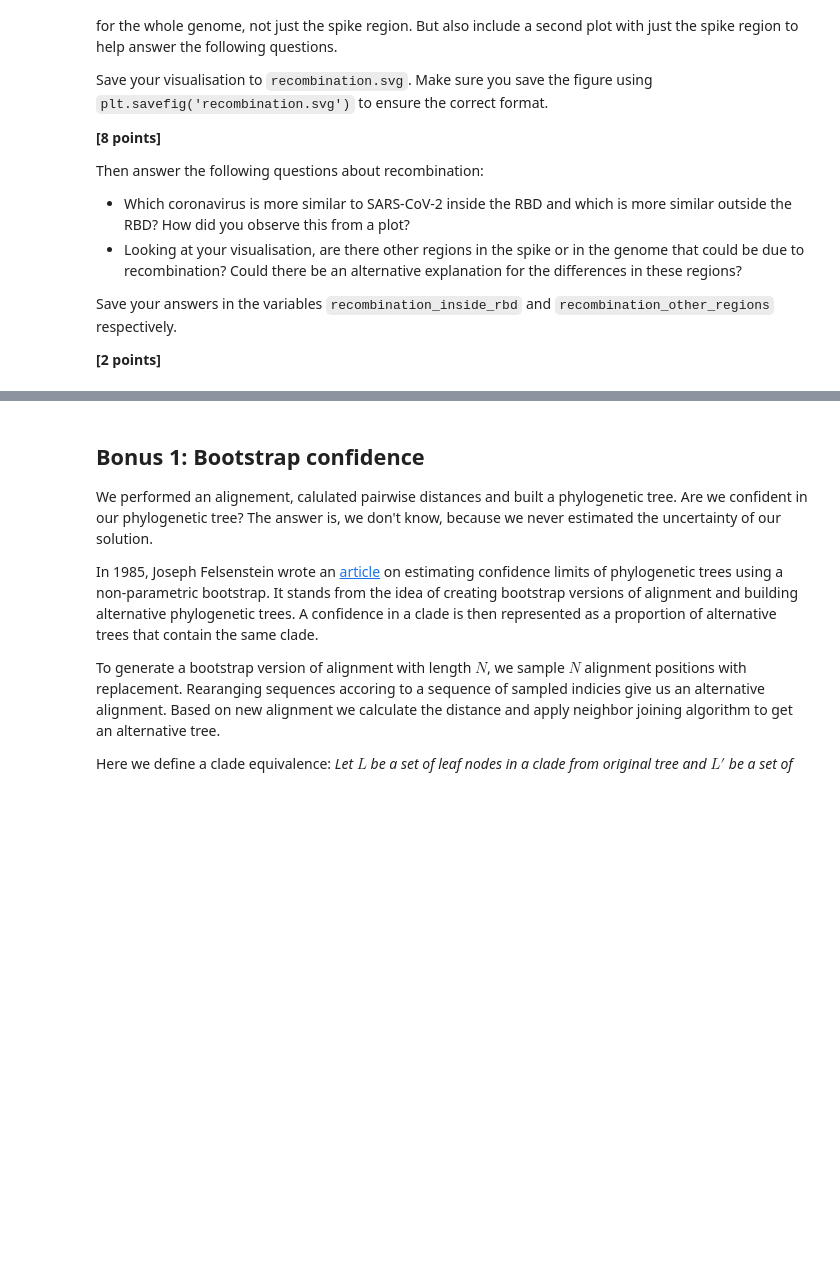
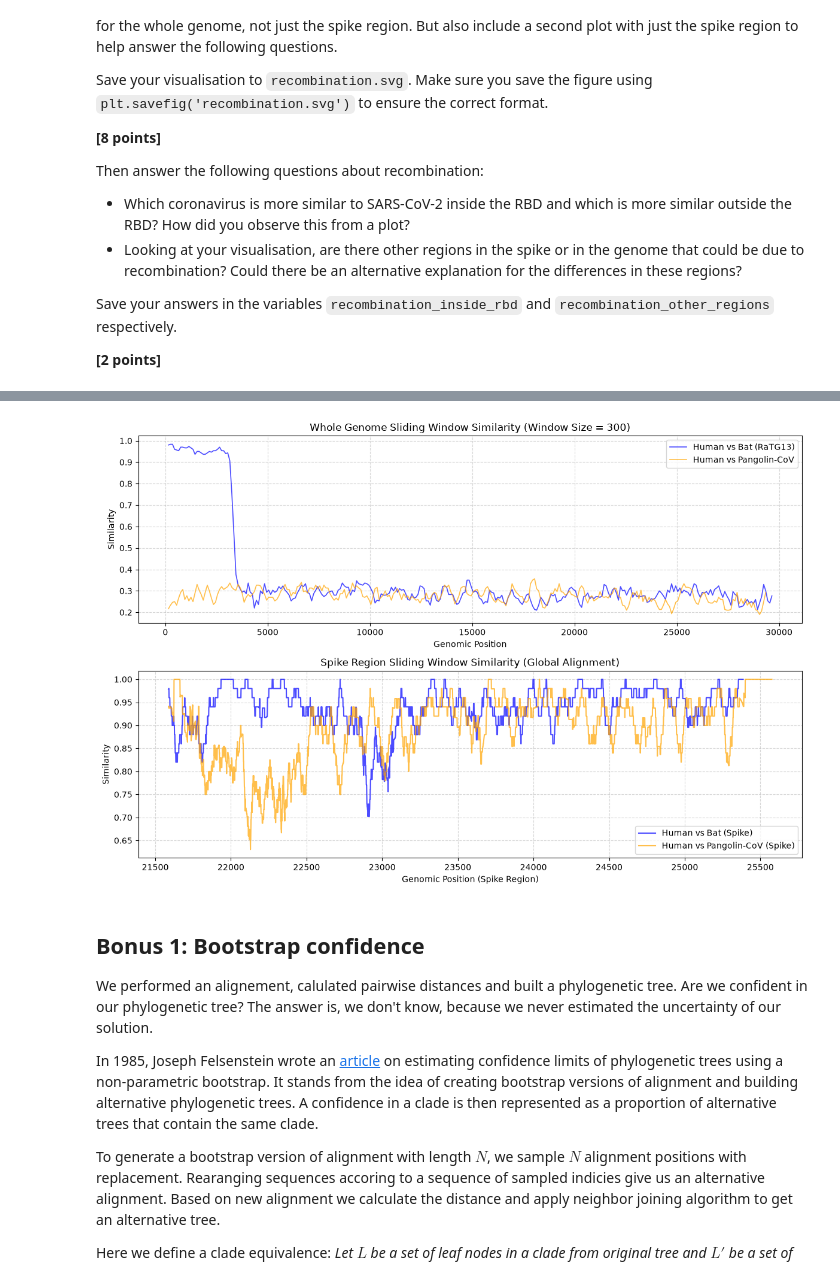
Before and after one commit to Anilaj-Dhulipalla/assign_phylo, a Jupyter notebook: phylo_workbook.ipynb, the cells around one changed output, grey strips where cells are left out. Cells and saved outputs as stored; diff of their text form; code cells hidden in the pictures; blank space fills up the shorter version.

```diff
--- a/phylo_workbook.ipynb
+++ b/phylo_workbook.ipynb
@@ -268,0 +330,91 @@ Which coronavirus is more similar to SARS-CoV-2 inside the RBD and which is more
+# %%
+
+# NOTE: Attempting to run the global alignment function on a full-length 30k viral genome
+# causes memory exhaustion and an out-of-memory kernel crash. As a result, global alignment
+# is targeted to the specific spike region where it runs efficiently, while whole-genome
+# similarity uses a fast gap-tolerant window identity approach.
+
+# 1. Fetch sequences using the accession_codes dictionary
+sequences = {}
+for name, acc in accession_codes.items():
+    handle = Entrez.efetch(db="nuccore", id=acc, rettype="fasta", retmode="text")
+    record = SeqIO.read(handle, "fasta")
+    sequences[name] = str(record.seq)
+    handle.close()
+
+human_seq = sequences["Human-SARS-CoV-2"]
+bat_seq = sequences["Bat-CoV RaTG13"]
+pangolin_seq = sequences["Pangolin-CoV MP789"]
+
+# 2. Fast sliding window identity function for the whole genome
+def fast_window_identity(seq1, seq2, window_size=300, step=100):
+    similarities = []
+    positions = []
+    for i in range(0, min(len(seq1), len(seq2)) - window_size + 1, step):
+        win1 = seq1[i : i + window_size]
+        win2 = seq2[i : i + window_size]
+        matches = sum(1 for a, b in zip(win1, win2) if a == b)
+        sim = matches / window_size
+        similarities.append(sim)
+        positions.append(i + window_size // 2)
+    return positions, similarities
+
+# Compute whole genome similarity
+pos_wg_bat, sim_wg_bat = fast_window_identity(human_seq, bat_seq, window_size=300, step=100)
+pos_wg_pang, sim_wg_pang = fast_window_identity(human_seq, pangolin_seq, window_size=300, step=100)
+
+# 3. Spike Region Comparison using your global_alignment function
+spike_start, spike_end = 21562, 25384  # Approximate SARS-CoV-2 spike coordinates
+human_spike = human_seq[spike_start:spike_end]
+bat_spike = bat_seq[spike_start:spike_end]
+pangolin_spike = pangolin_seq[spike_start:spike_end]
+
+print("Running global_alignment on the Spike region...")
+spike_bat_1, spike_bat_2, _ = global_alignment(human_spike, bat_spike, lambda x, y: 1 if x == y else -1)
+spike_pang_1, spike_pang_2, _ = global_alignment(human_spike, pangolin_spike, lambda x, y: 1 if x == y else -1)
+print("Spike alignment completed successfully!")
+
+# Sliding window function for aligned sequences
+def sliding_window_similarity(seq1, seq2, window_size=50, offset=0):
+    similarities = []
+    positions = []
+    for i in range(len(seq1) - window_size + 1):
+        win1 = seq1[i : i + window_size]
+        win2 = seq2[i : i + window_size]
+        matches = sum(1 for a, b in zip(win1, win2) if a == b and a != '-')
+        valid_len = sum(1 for a, b in zip(win1, win2) if a != '-' and b != '-')
+        sim = (matches / valid_len) if valid_len > 0 else 0
+        similarities.append(sim)
+        positions.append(offset + i + window_size // 2)
+    return positions, similarities
+
+pos_spike_bat, sim_spike_bat = sliding_window_similarity(spike_bat_1, spike_bat_2, window_size=50, offset=spike_start)
+pos_spike_pang, sim_spike_pang = sliding_window_similarity(spike_pang_1, spike_pang_2, window_size=50, offset=spike_start)
+
+# 4. Create the two-panel figure
+fig, (ax1, ax2) = plt.subplots(2, 1, figsize=(12, 8))
+
+# Panel 1: Whole Genome
+ax1.plot(pos_wg_bat, sim_wg_bat, label='Human vs Bat (RaTG13)', color='blue', alpha=0.7, linewidth=1.2)
+ax1.plot(pos_wg_pang, sim_wg_pang, label='Human vs Pangolin-CoV', color='orange', alpha=0.7, linewidth=1.2)
+ax1.set_title('Whole Genome Sliding Window Similarity (Window Size = 300)')
+ax1.set_xlabel('Genomic Position')
+ax1.set_ylabel('Similarity')
+ax1.legend()
+ax1.grid(True, linestyle='--', alpha=0.5)
+
+# Panel 2: Spike Region (using global alignment outputs)
+ax2.plot(pos_spike_bat, sim_spike_bat, label='Human vs Bat (Spike)', color='blue', alpha=0.7, linewidth=1.5)
+ax2.plot(pos_spike_pang, sim_spike_pang, label='Human vs Pangolin-CoV (Spike)', color='orange', alpha=0.7, linewidth=1.5)
+ax2.set_title('Spike Region Sliding Window Similarity (Global Alignment)')
+ax2.set_xlabel('Genomic Position (Spike Region)')
+ax2.set_ylabel('Similarity')
+ax2.legend()
+ax2.grid(True, linestyle='--', alpha=0.5)
+
+plt.tight_layout()
+
+# 5. Save visualization to recombination.svg as required
+plt.savefig('recombination.svg', format='svg')
+plt.show()
+# %% [output]
@@ -268,0 +423 @@ Which coronavirus is more similar to SARS-CoV-2 inside the RBD and which is more
+[figure, added]
```
Also changed, not shown: parts of 8 cells of this notebook, 2 other files.
